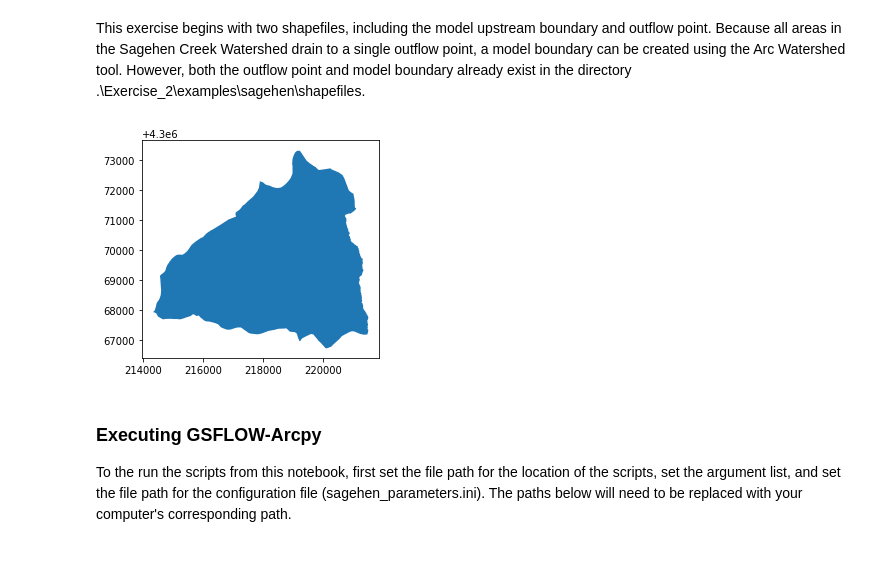
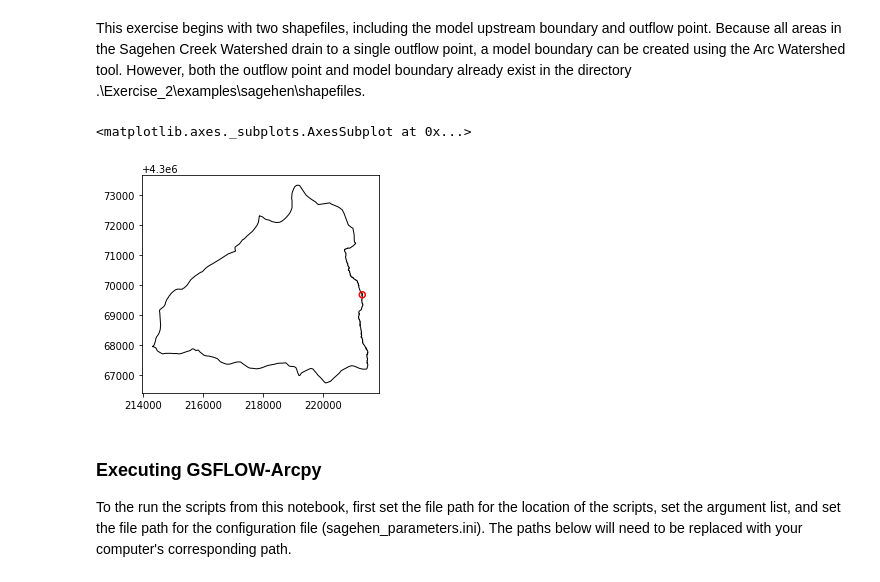
Before and after one commit to rniswon/gsflowID2447_classrepo, a Jupyter notebook: exercises/saghen_prms/notebook/gsflow_sagehen.ipynb, the cells around one changed output. Drawn from its saved outputs; the diff is of its cells as text; code cells hidden in the pictures.

Commit message:
added overlay of gage and model boundary using geopandas

```diff
--- a/exercises/saghen_prms/notebook/gsflow_sagehen.ipynb
+++ b/exercises/saghen_prms/notebook/gsflow_sagehen.ipynb
@@ -41,11 +41,13 @@ This exercise begins with two shapefiles, including the model upstream boundary
 # %%
 fn1=r"C:\Users\rniswon\Documents\Data\Git\gsflowID2447_classrepo\exercises\saghen_prms\examples\sagehen\shapefiles\watershed.shp"
 os.path.isfile(fn1)
 hru=geopandas.read_file(fn1)
-#p2=hru.plot(column="DEM_ADJ")
-p2=hru.plot()
+fn2=r"C:\Users\rniswon\Documents\Data\Git\gsflowID2447_classrepo\exercises\saghen_prms\examples\sagehen\shapefiles\model_points.shp"
+gage=geopandas.read_file(fn2)
+gage.plot(ax=hru.plot(color='none', edgecolor='black', linewidth=1.0), color='none', edgecolor='red')
 # %% [output]
+<matplotlib.axes._subplots.AxesSubplot at 0x...>
-[figure, old version]
+[figure, new version]
 # %% [markdown]
 ### Executing GSFLOW-Arcpy
 To the run the scripts from this notebook, first set the file path for the location of the scripts,  set the argument list, and set the file path for the configuration file (sagehen_parameters.ini). The paths below will need to be replaced with your computer's corresponding path.
```
